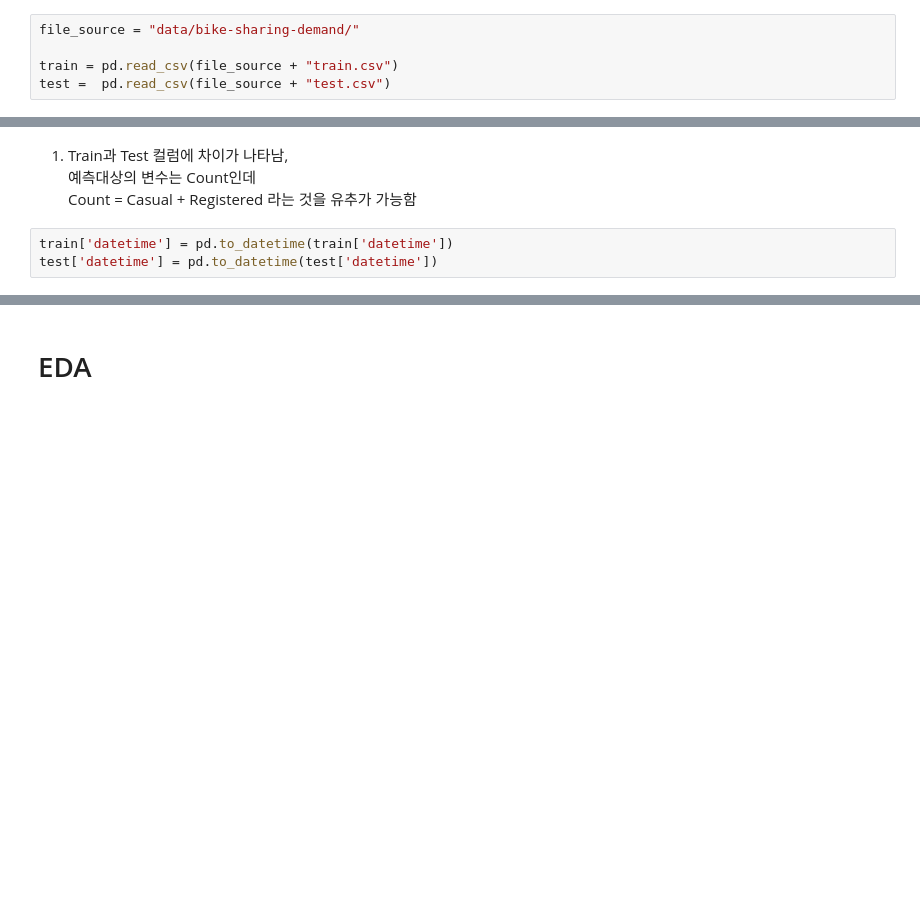
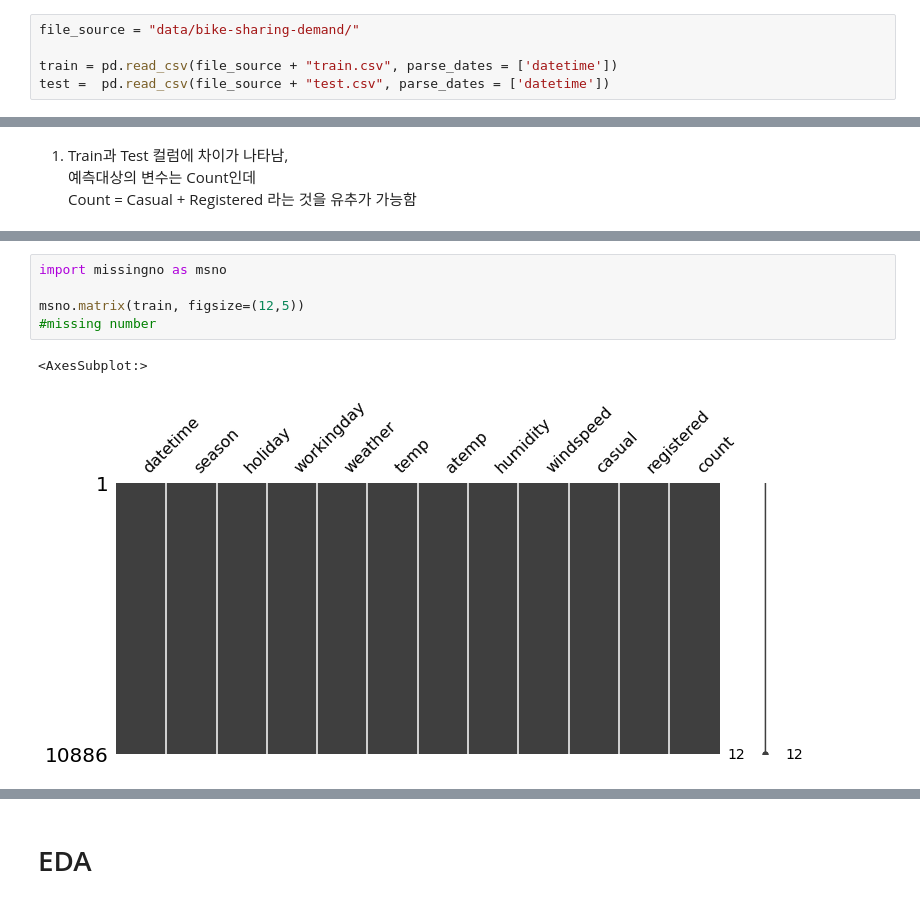
Before and after one commit to EdgeOfNetwork/ML_1.0.1, a Jupyter notebook: practice_data_analytics/bike_sharing_demand_kaggle_practice.ipynb, the cells around one changed output, grey strips where cells are left out. Drawn from its saved outputs; the diff is of its cells as text; blank space fills up the shorter version.

```diff
--- a/practice_data_analytics/bike_sharing_demand_kaggle_practice.ipynb
+++ b/practice_data_analytics/bike_sharing_demand_kaggle_practice.ipynb
@@ -8,8 +8,8 @@ import scipy
 # %%
 file_source = "data/bike-sharing-demand/"
 
-train = pd.read_csv(file_source + "train.csv")
-test =  pd.read_csv(file_source + "test.csv")
+train = pd.read_csv(file_source + "train.csv", parse_dates = ['datetime'])
+test =  pd.read_csv(file_source + "test.csv", parse_dates = ['datetime'])
 # %%
 train.info() #Dtype을 object를
 # %% [output]
@@ -72,6 +72,3 @@ Index(['datetime', 'season', 'holiday', 'workingday', 'weather', 'temp',
 1) Train과 Test 컬럼에 차이가 나타남,
 예측대상의 변수는 Count인데
 Count = Casual + Registered 라는 것을 유추가 가능함
-# %%
-train['datetime'] = pd.to_datetime(train['datetime'])
-test['datetime'] = pd.to_datetime(test['datetime'])
@@ -99,0 +111,8 @@ memory usage: 1020.7 KB
+# %%
+import missingno as msno
+
+msno.matrix(train, figsize=(12,5))
+#missing number
+# %% [output]
+<AxesSubplot:>
+[figure, added]
```
Also changed, not shown: parts of 13 cells of this notebook.
